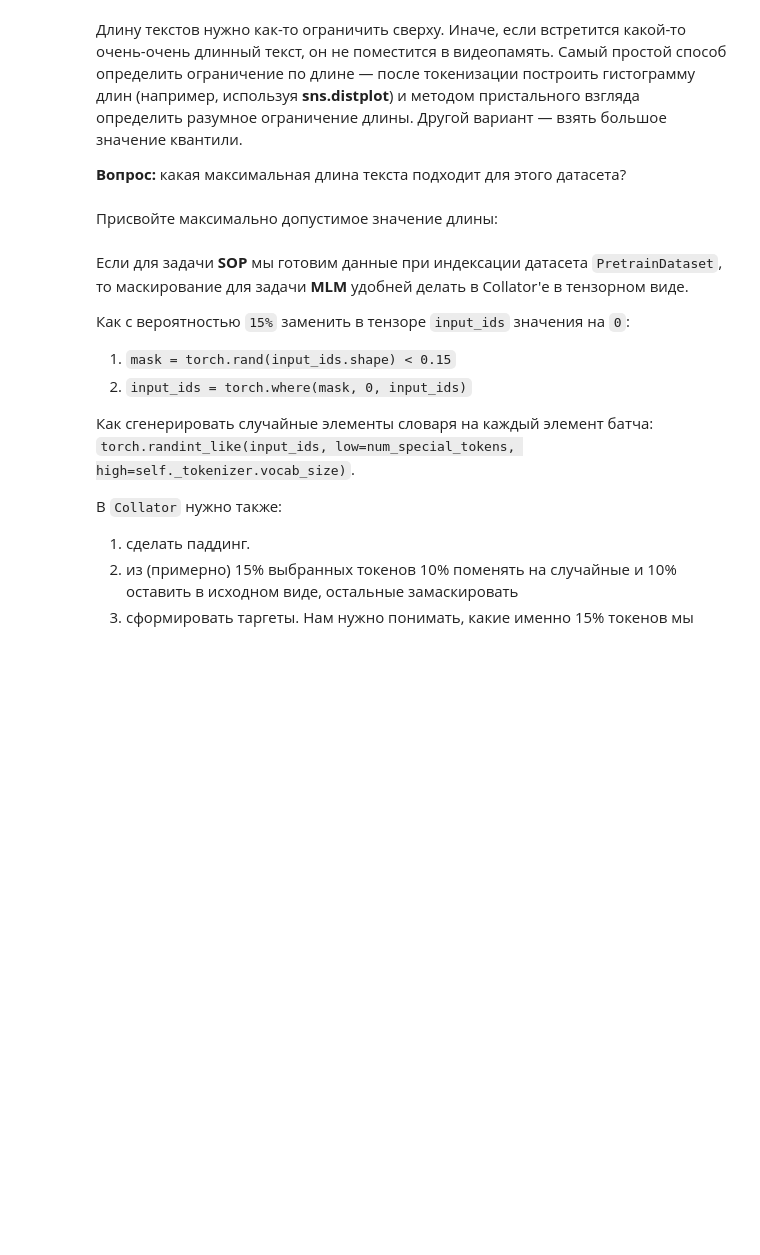
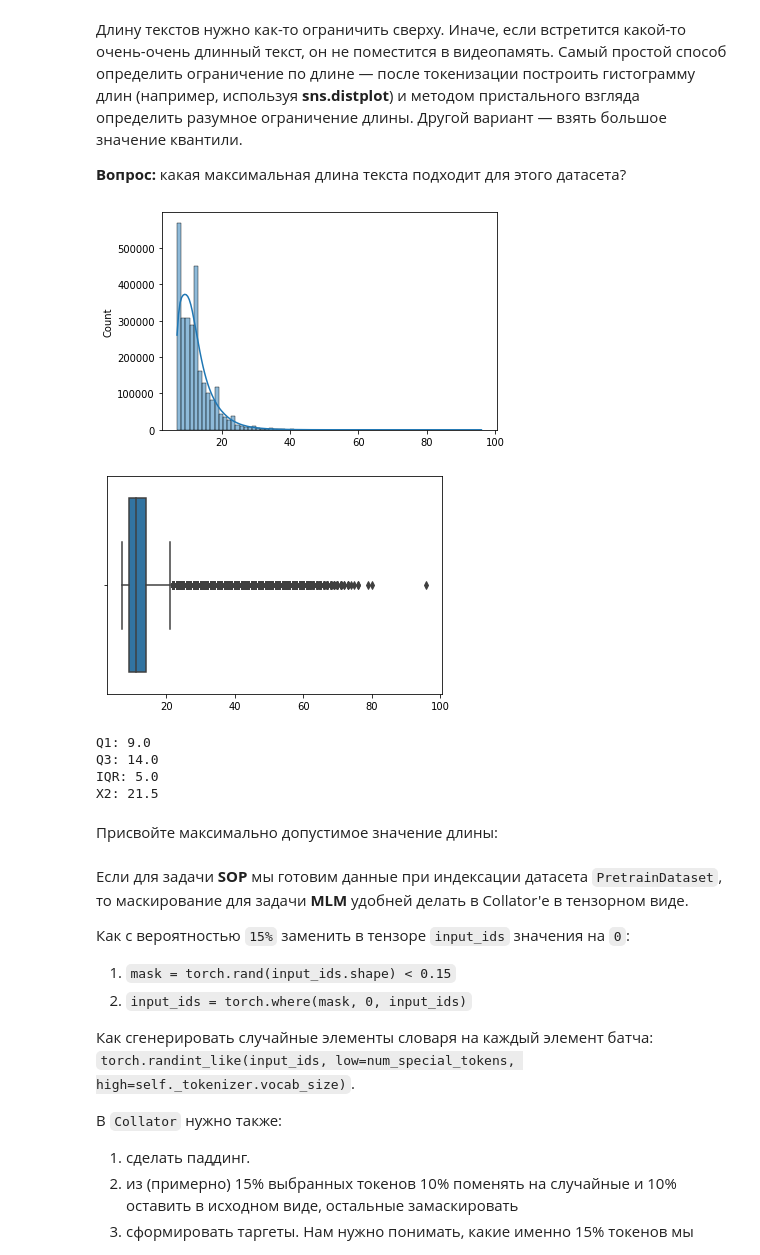
Before and after one commit to SmirnovAlexander/NLP, a Jupyter notebook: 03_bert/bert.ipynb, the cells around one changed output. Drawn from its saved outputs; the diff is of its cells as text; code cells hidden in the pictures; blank space fills up the shorter version.

```diff
--- a/03_bert/bert.ipynb
+++ b/03_bert/bert.ipynb
@@ -217,3 +217,5 @@ Correct.
 
 **hint:** чтобы существенно ускорить обучение (не потеряв при этом в качестве), после токенизации отсортируйте датасет по длине текстов.
 **hint:** токенизация датасета для предобучения занимает существенное время (5 минут), поэтому во время отладки стоит сделать её один раз и сохранить результат на диск
+# %%
+dataset_dump_save_path = './.cache/dataset/dataset_cached'
@@ -297,8 +351,2 @@ class PretrainDataset(Dataset):
 # %% [markdown]
 Создайте датасет (с произвольным разумным значением maxlen):
-# %%
-ds = PretrainDataset(
-    ###########################
-    ### ╰( ͡° ͜ʖ ͡° )つ──☆*:・ﾟ
-    ###########################
-)
@@ -304,0 +365,3 @@ ds = PretrainDataset(
+# %%
+with open(dataset_dump_save_path, 'rb') as file:
+    ds = pickle.load(file)
@@ -318,3 +396,32 @@ import seaborn as sns
+# %%
+lengths = list(map(lambda x: len(x[0]), ds))
+# %%
+import matplotlib.pyplot as plt
+import seaborn as sns
+
+
+sns.histplot(lengths, bins=len(set(lengths)), kde=True, kde_kws={'bw_adjust': 3})
+plt.show()
+
+sns.boxplot(x=lengths)
+plt.show()
+# %% [output]
+[figure, added]
+[figure, added]
+# %%
+Q1 = np.quantile(lengths, 0.25)
+Q3 = np.quantile(lengths, 0.75)
+IQR = Q3 - Q1
+X2 = Q3 + 1.5 * IQR
+print(f"Q1: {Q1}")
+print(f"Q3: {Q3}")
+print(f"IQR: {IQR}")
+print(f"X2: {X2}")
+# %% [output]
+Q1: 9.0
+Q3: 14.0
+IQR: 5.0
+X2: 21.5
 # %% [markdown]
 Присвойте максимально допустимое значение длины:
 # %%
```
Also changed, not shown: parts of 14 cells of this notebook.
